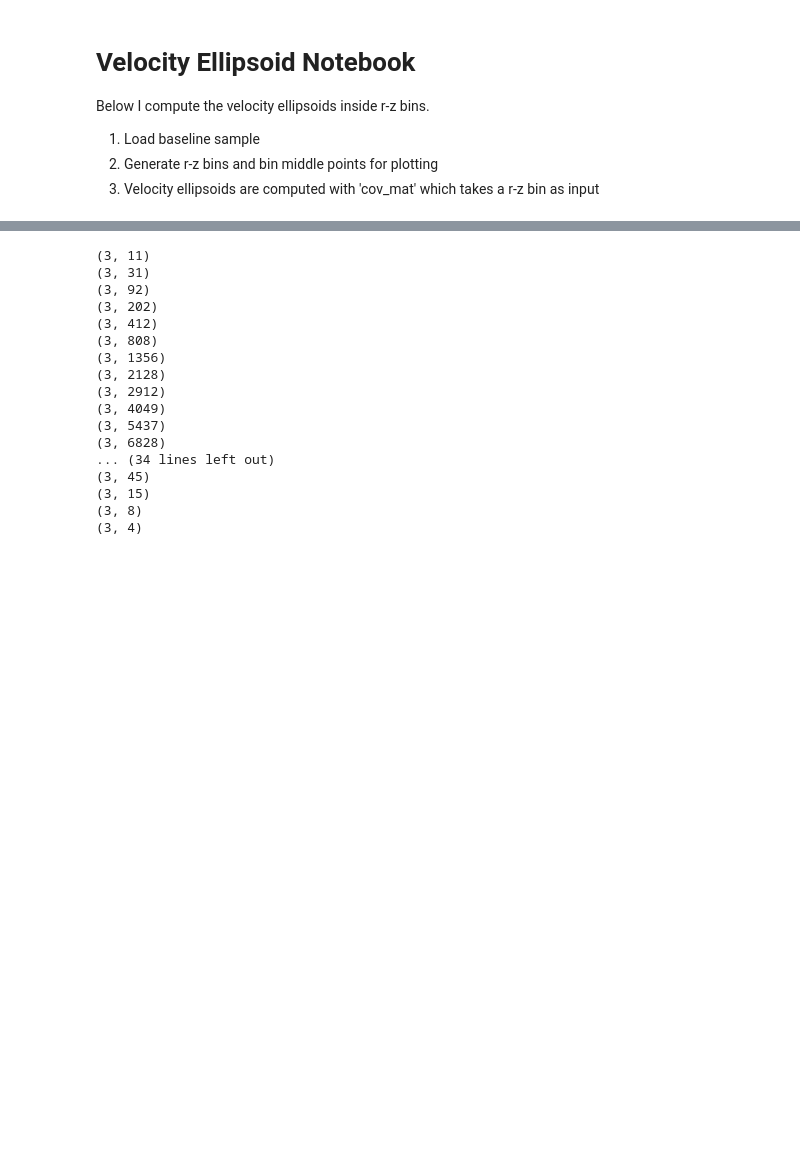
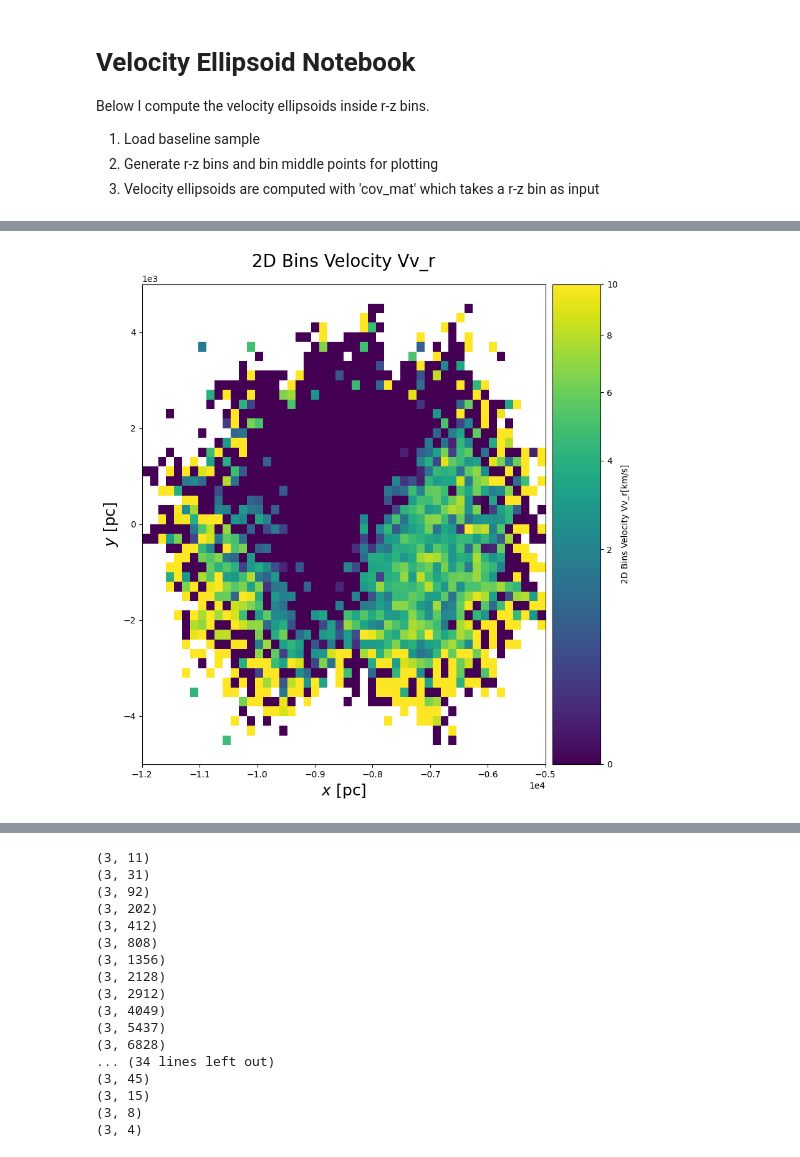
Before and after one commit to HEP-KBFI/gaia-tools, a Jupyter notebook: jupyter-notebook/Velocity_Ellipsoids.ipynb, the cells around one changed output, grey strips where cells are left out. Drawn from its saved outputs; the diff is of its cells as text; code cells hidden in the pictures; blank space fills up the shorter version.

```diff
--- a/jupyter-notebook/Velocity_Ellipsoids.ipynb
+++ b/jupyter-notebook/Velocity_Ellipsoids.ipynb
@@ -49,0 +100,4 @@ Final size of sample (270162, 13)
+# %%
+display_bins(bin_collection, 'v_r', vmin=0, vmax= 10, showBinValues=False)
+# %% [output]
+[figure, added]
```
Also changed, not shown: parts of 5 cells of this notebook, 1 other file.
